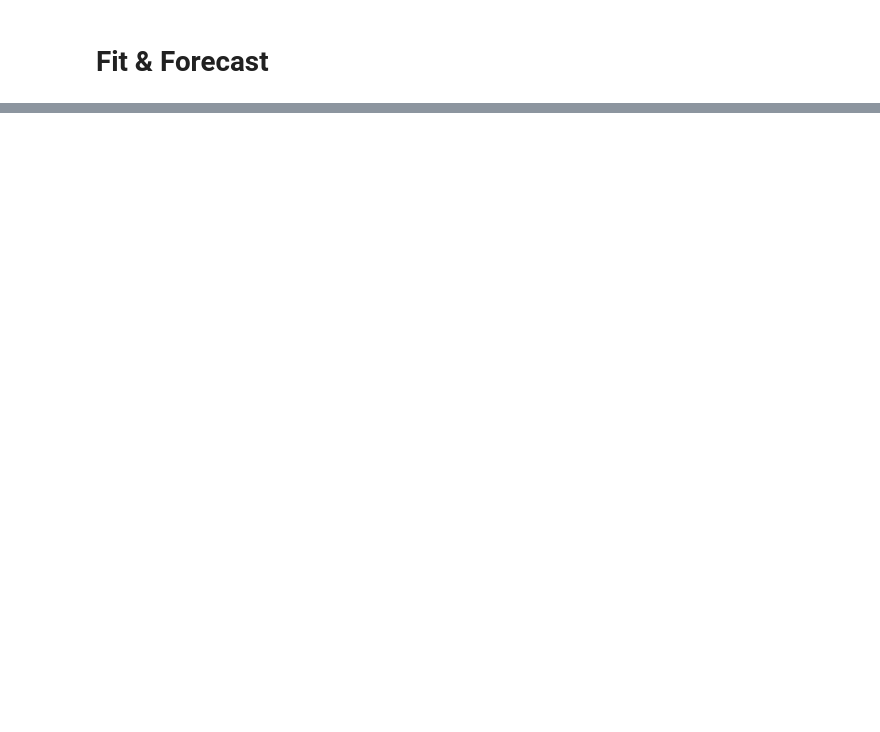
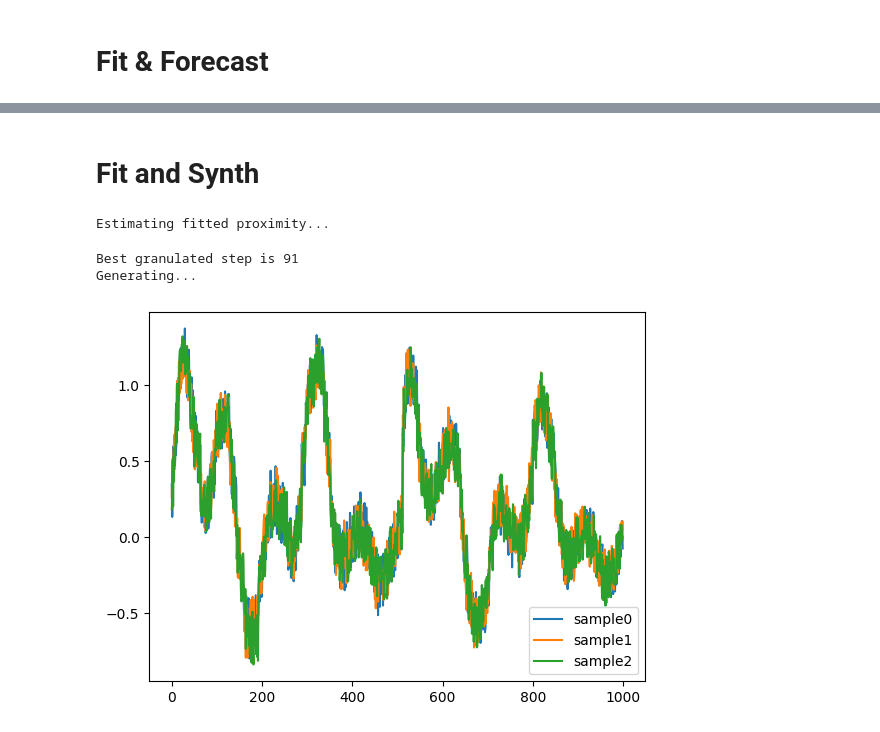
Before and after one commit to timetoai/TimeDiffusion, a Jupyter notebook: examples/example_1d_data.ipynb, the cells around one changed output, grey strips where cells are left out. Drawn from its saved outputs; the diff is of its cells as text; code cells hidden in the pictures; blank space fills up the shorter version.

Commit message:
synth function added

```diff
--- a/examples/example_1d_data.ipynb
+++ b/examples/example_1d_data.ipynb
@@ -93,0 +95,21 @@ MAE test loss between original and restored  5.3e-01
+# %% [markdown]
+# Fit and Synth
+# %%
+# providing input shape for model in format (channels, input sequence length)
+model = TD(input_dims=seq.shape).to(device=device, dtype=torch.float32)
+
+losses = model.fit(seq, verbose=True)
+# %%
+# step granulation gives better estimation as a tradeoff of speed
+synthetic = model.synth(proximity=0.9, samples=3, batch_size=2, step_granulation=100, verbose=True)
+# %% [output]
+Estimating fitted proximity...
+Best granulated step is 91
+Generating...
+# %%
+for s in synthetic:
+    plt.plot(s.cpu().numpy().flatten())
+plt.legend([f"sample{i}" for i in range(len(synthetic))])
+plt.show()
+# %% [output]
+[figure, added]
```
Also changed, not shown: parts of 3 cells of this notebook, 2 other files.
